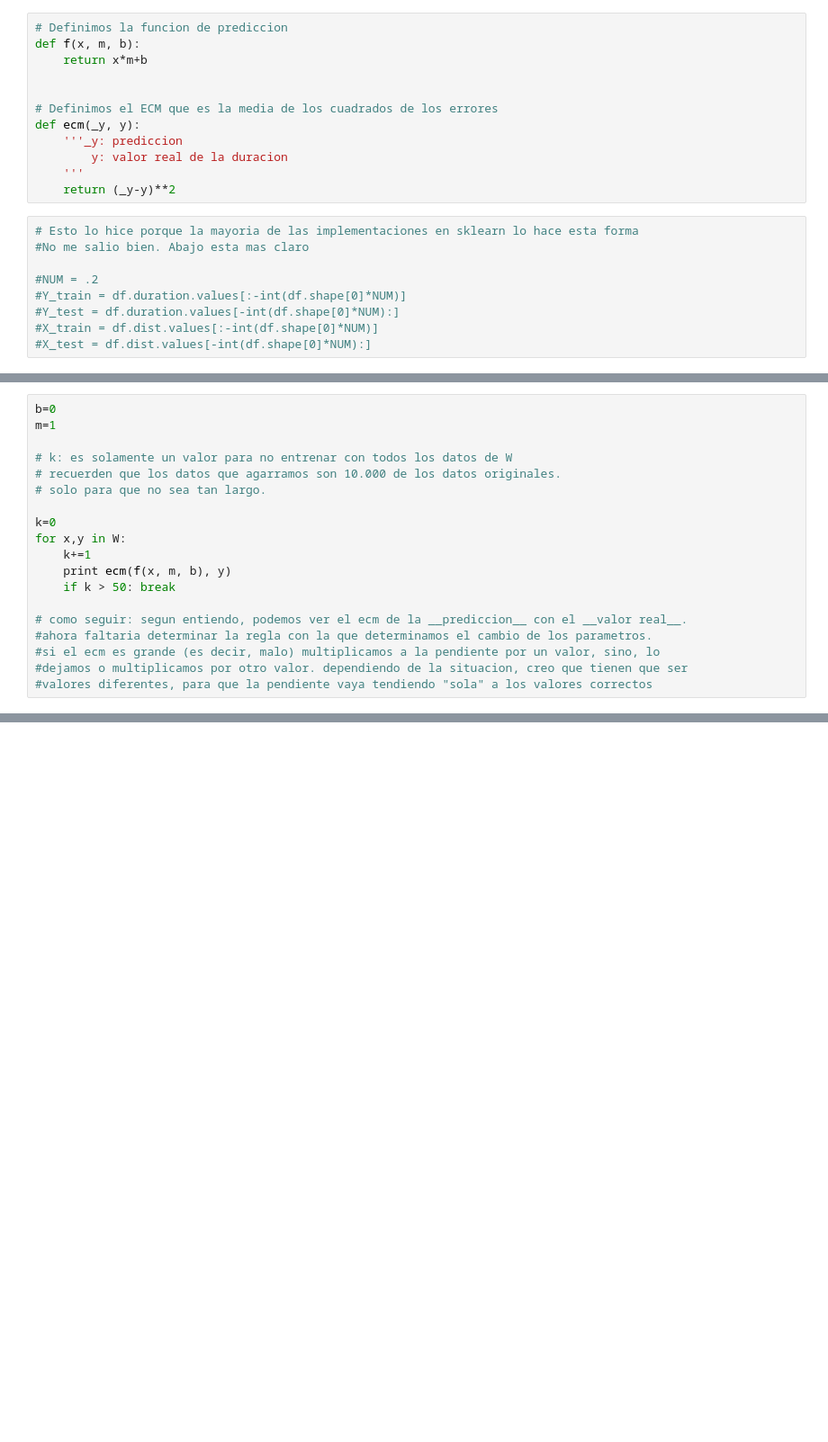
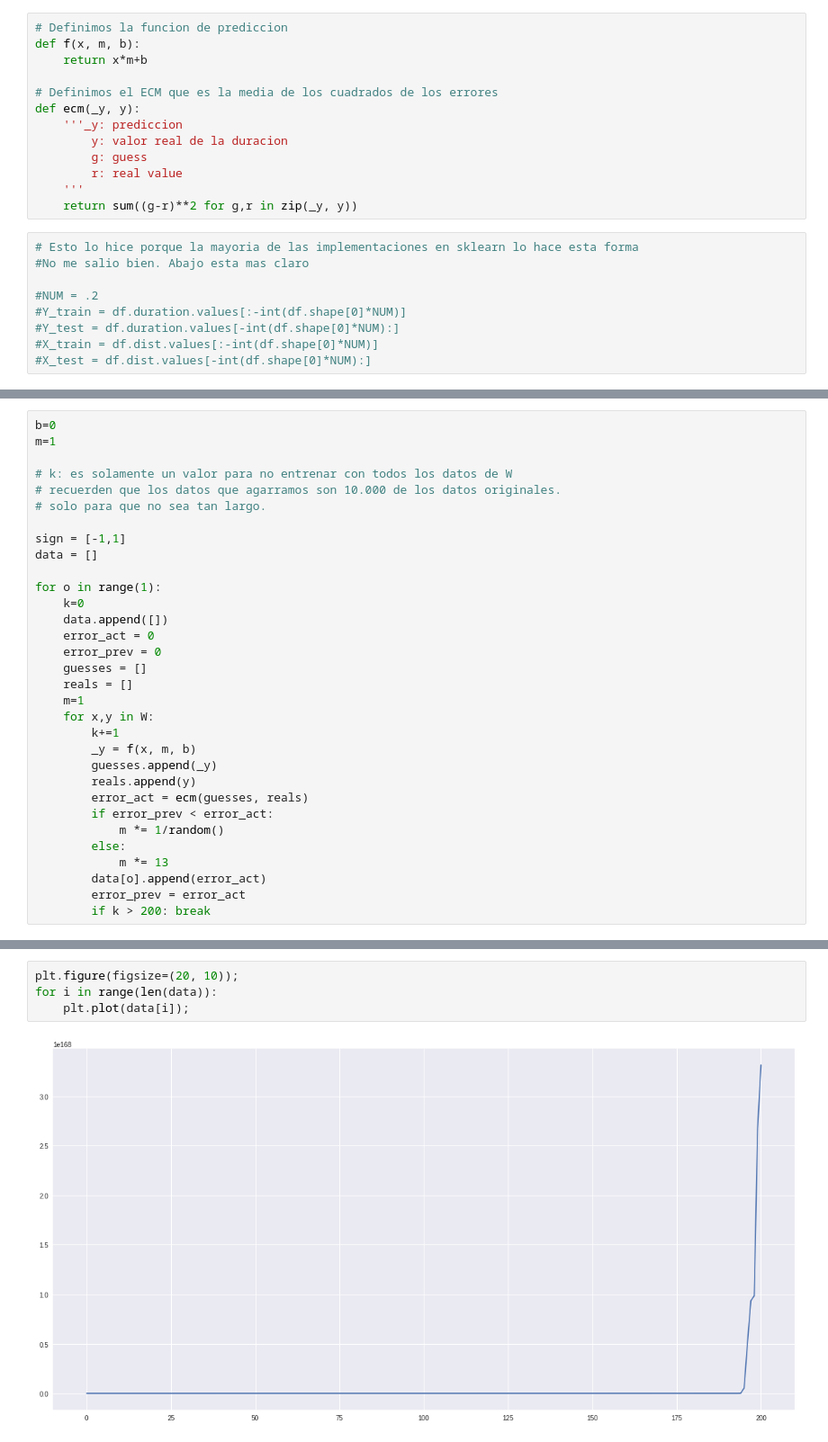
Before and after one commit to frisjon/tp2, a Jupyter notebook: trabajo_practico_2.ipynb, the cells around one changed output, grey strips where cells are left out. Shown at 90% size. Cells and saved outputs as stored; diff of their text form; blank space fills up the shorter version.

Commit message:
avance del algortimo de regresion lineal manual. agrego plots para visualizar entrenamiento

```diff
--- a/trabajo_practico_2.ipynb
+++ b/trabajo_practico_2.ipynb
@@ -608,13 +602,14 @@ Con respecto las iteraciones, vamos a ir agarrando samples del set de datos (o s
 def f(x, m, b):
     return x*m+b
 
-
 # Definimos el ECM que es la media de los cuadrados de los errores
 def ecm(_y, y):
     '''_y: prediccion
         y: valor real de la duracion
+        g: guess
+        r: real value
     '''
-    return (_y-y)**2
+    return sum((g-r)**2 for g,r in zip(_y, y))
 # %%
 # Esto lo hice porque la mayoria de las implementaciones en sklearn lo hace esta forma
 #No me salio bien. Abajo esta mas claro
@@ -639,14 +638,27 @@ m=1
 # recuerden que los datos que agarramos son 10.000 de los datos originales.
 # solo para que no sea tan largo.
 
-k=0
-for x,y in W:
-    k+=1
-    print ecm(f(x, m, b), y)
-    if k > 50: break
+sign = [-1,1]
+data = []
 
-# como seguir: segun entiendo, podemos ver el ecm de la __prediccion__ con el __valor real__.
-#ahora faltaria determinar la regla con la que determinamos el cambio de los parametros.
-#si el ecm es grande (es decir, malo) multiplicamos a la pendiente por un valor, sino, lo
-#dejamos o multiplicamos por otro valor. dependiendo de la situacion, creo que tienen que ser
-#valores diferentes, para que la pendiente vaya tendiendo "sola" a los valores correctos
+for o in range(1):
+    k=0
+    data.append([])
+    error_act = 0
+    error_prev = 0
+    guesses = []
+    reals = []
+    m=1
+    for x,y in W:
+        k+=1
+        _y = f(x, m, b)
+        guesses.append(_y)
+        reals.append(y)
+        error_act = ecm(guesses, reals)
+        if error_prev < error_act:
+            m *= 1/random()
+        else:
+            m *= 13
+        data[o].append(error_act)
+        error_prev = error_act
+        if k > 200: break
@@ -654,0 +665,6 @@ NameError: name 'W' is not defined
+# %%
+plt.figure(figsize=(20, 10));
+for i in range(len(data)):
+    plt.plot(data[i]);
+# %% [output]
+[figure, added]
```
Also changed, not shown: parts of 11 cells of this notebook.
